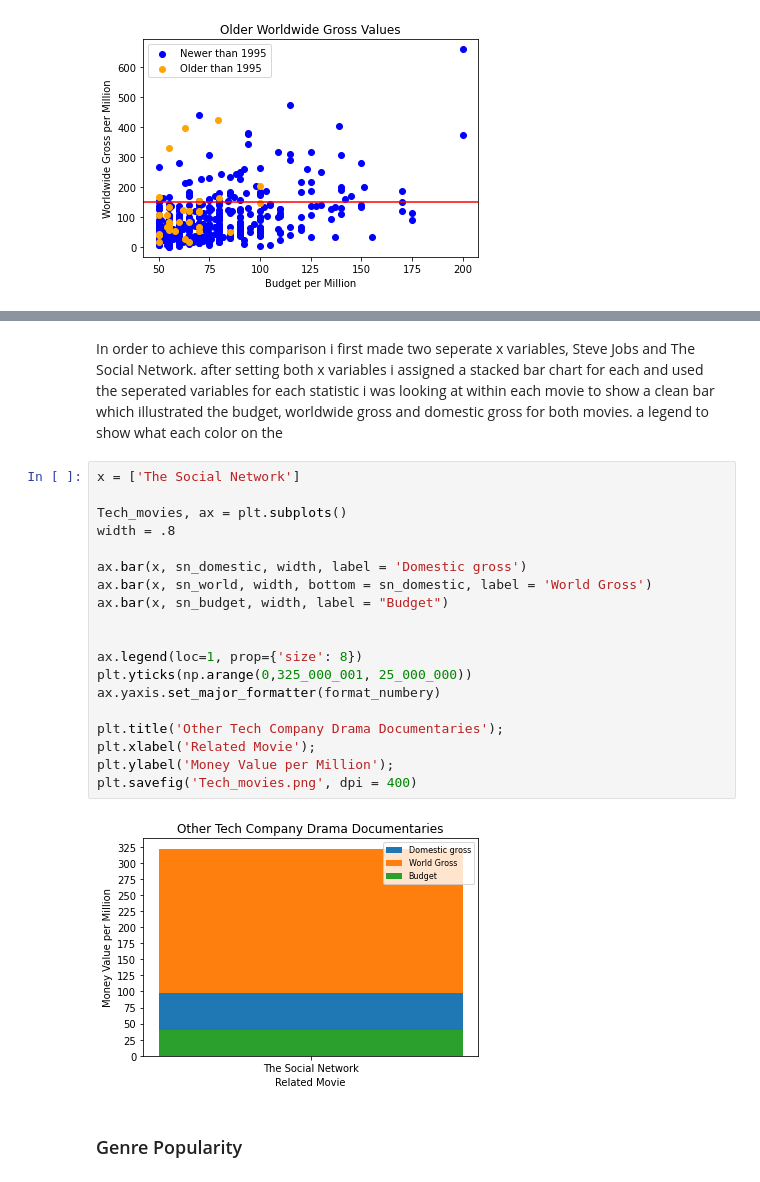
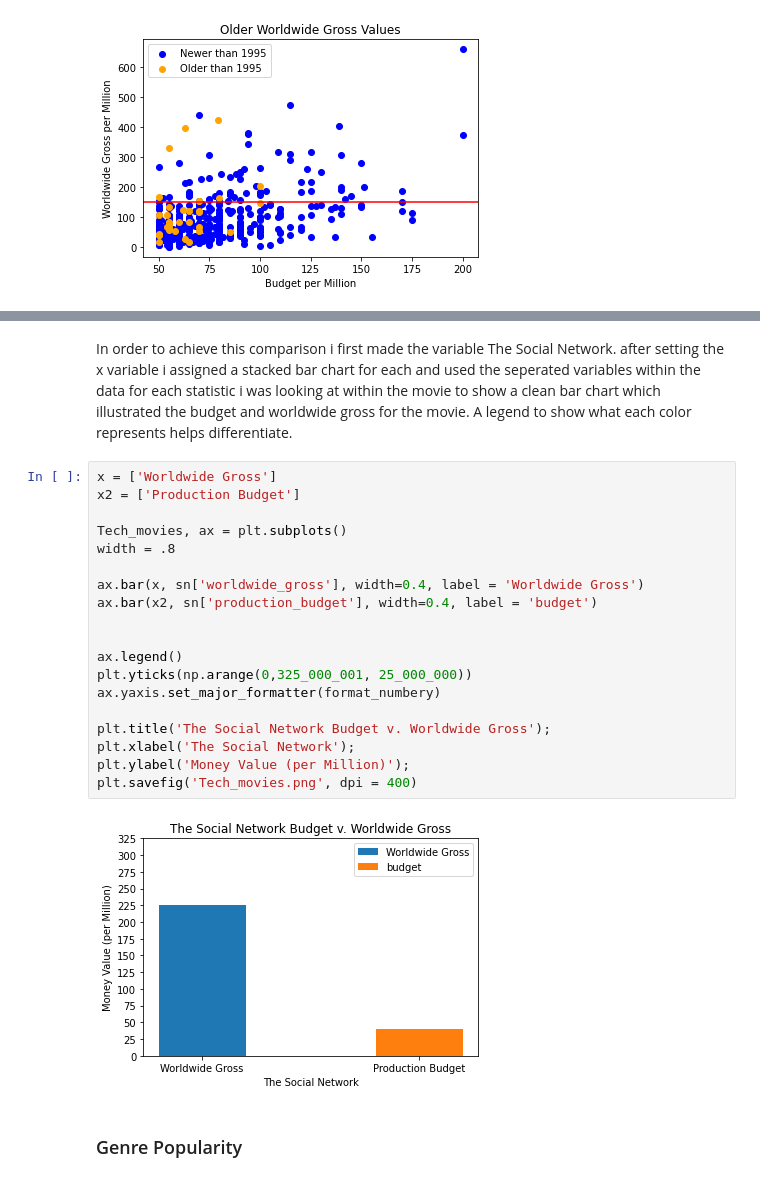
Before and after one commit to jlc0512/dsc-phase-1-project-Microsoft-Movie-Studios, a Jupyter notebook: student.ipynb, the cells around one changed output, grey strips where cells are left out. Saved outputs shown, nothing was run; the diff lists cells and outputs as text.

Commit message:
fixed up graphs ~John

```diff
--- a/student.ipynb
+++ b/student.ipynb
@@ -1408,29 +1407,29 @@ sn
 |  | id | release_date | movie | production_budget | domestic_gross | worldwide_gross | foreign_gross | ... |
 | 1390 | 91 | Oct 1, 2010 | The Social Network | 40000000.0 | 96962694.0 | 224922135.0 | 127959441.0 | ... |
 # %% [markdown]
-In order to achieve this comparison i first made two seperate x variables, Steve Jobs and The Social Network.
-after setting both x variables i assigned a stacked bar chart for each and used the seperated variables for each statistic i was looking at within each movie to show a clean bar which illustrated the budget, worldwide gross and domestic gross for both movies. a legend to show what each color on the
+In order to achieve this comparison i first made the variable The Social Network.
+after setting the x variable i assigned a stacked bar chart for each and used the seperated variables within the data for each statistic i was looking at within the movie to show a clean bar chart which illustrated the budget and worldwide gross for the movie. A legend to show what each color represents helps differentiate.
 # %%
-x = ['The Social Network']
+x = ['Worldwide Gross']
+x2 = ['Production Budget']
 
 Tech_movies, ax = plt.subplots()
 width = .8
 
-ax.bar(x, sn_domestic, width, label = 'Domestic gross')
-ax.bar(x, sn_world, width, bottom = sn_domestic, label = 'World Gross')
-ax.bar(x, sn_budget, width, label = "Budget")
+ax.bar(x, sn['worldwide_gross'], width=0.4, label = 'Worldwide Gross')
+ax.bar(x2, sn['production_budget'], width=0.4, label = 'budget')
 
 
-ax.legend(loc=1, prop={'size': 8})
+ax.legend()
 plt.yticks(np.arange(0,325_000_001, 25_000_000))
 ax.yaxis.set_major_formatter(format_numbery)
 
-plt.title('Other Tech Company Drama Documentaries');
-plt.xlabel('Related Movie');
-plt.ylabel('Money Value per Million');
+plt.title('The Social Network Budget v. Worldwide Gross');
+plt.xlabel('The Social Network');
+plt.ylabel('Money Value (per Million)');
 plt.savefig('Tech_movies.png', dpi = 400)
 # %% [output]
-[figure, old version]
+[figure, new version]
 # %% [markdown]
 ### Genre Popularity
 # %%
```
Also changed, not shown: parts of 7 cells of this notebook, 2 other files.
